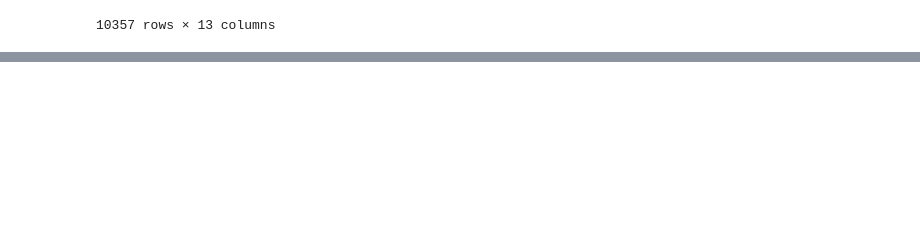
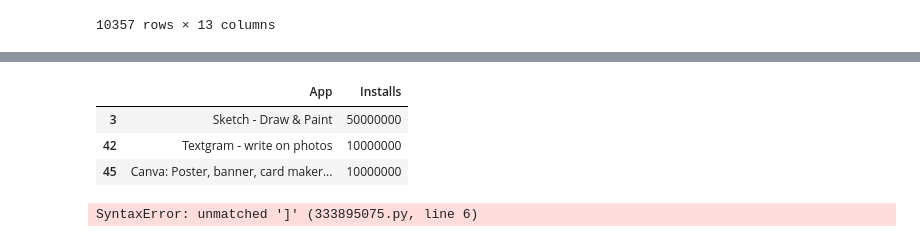
Before and after one commit to mohibur-moni/data_eng_repo_data_int_2, a Jupyter notebook: pandas_collaboration/data_analysis_develhop_exercise.ipynb, the cells around one changed output, grey strips where cells are left out. Drawn from its saved outputs; the diff is of its cells as text; code cells hidden in the pictures; blank space fills up the shorter version.

```diff
--- a/pandas_collaboration/data_analysis_develhop_exercise.ipynb
+++ b/pandas_collaboration/data_analysis_develhop_exercise.ipynb
@@ -163,0 +155,21 @@ playstore_data
+# %%
+t[t['Category'] == 'ART_AND_DESIGN'].sort_values('Installs', ascending=False)[['App', 'Installs']][0:3]
+
+def visualize_():
+    for i in
+
+t[t['Category'] == 'ART_AND_DESIGN'].sort_values('Installs', ascending=False)[['App', 'Installs']][0:3]
+# %% [output]
+|  | App | Installs |
+| 3 | Sketch - Draw & Paint | 50000000 |
+| 42 | Textgram - write on photos | 10000000 |
+| 45 | Canva: Poster, banner, card maker... | 10000000 |
+# %%
+# for i in dataframe.Category.unique():
+#     n = dataframe.App[dataframe['Category'] == i].sort_values('Installs', ascending=False)[0:3]
+
+#     \
+
+t['Category'] == 'ART_AND_DESIGN'].sort_values('Installs', ascending=False)[['App', 'Installs']][0:3]
+# %% [output]
+SyntaxError: unmatched ']' (333895075.py, line 6)
```
Also changed, not shown: parts of 6 cells of this notebook, 2 other files.
